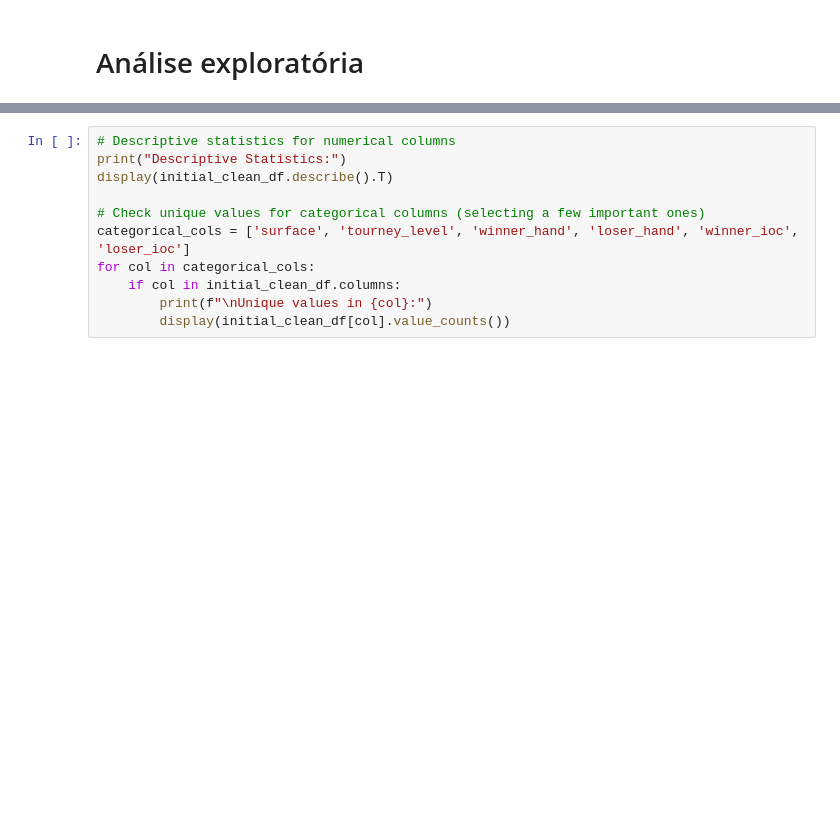
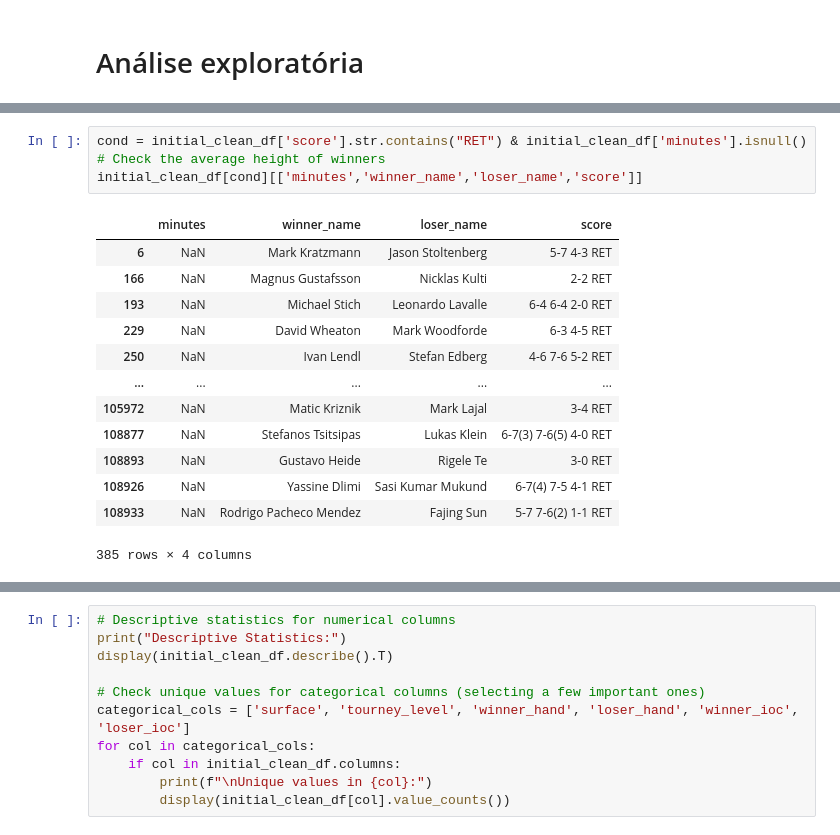
Before and after one commit to davialmeida135/tennis-match-prediction, a Jupyter notebook: dados_tratados/explore.ipynb, the cells around one changed output, grey strips where cells are left out. Saved outputs shown, nothing was run; the diff lists cells and outputs as text; blank space fills up the shorter version.

```diff
--- a/dados_tratados/explore.ipynb
+++ b/dados_tratados/explore.ipynb
@@ -78,3 +96,20 @@ np.float64(26.598718381112988)
+# %%
+cond = initial_clean_df['score'].str.contains("RET") & initial_clean_df['minutes'].isnull() # Check the average height of winners
+initial_clean_df[cond][['minutes','winner_name','loser_name','score']]
+# %% [output]
+|  | minutes | winner_name | loser_name | score |
+| 6 | NaN | Mark Kratzmann | Jason Stoltenberg | 5-7 4-3 RET |
+| 166 | NaN | Magnus Gustafsson | Nicklas Kulti | 2-2 RET |
+| 193 | NaN | Michael Stich | Leonardo Lavalle | 6-4 6-4 2-0 RET |
+| 229 | NaN | David Wheaton | Mark Woodforde | 6-3 4-5 RET |
+| 250 | NaN | Ivan Lendl | Stefan Edberg | 4-6 7-6 5-2 RET |
+| ... | ... | ... | ... | ... |
+| 105972 | NaN | Matic Kriznik | Mark Lajal | 3-4 RET |
+| 108877 | NaN | Stefanos Tsitsipas | Lukas Klein | 6-7(3) 7-6(5) 4-0 RET |
+| 108893 | NaN | Gustavo Heide | Rigele Te | 3-0 RET |
+| 108926 | NaN | Yassine Dlimi | Sasi Kumar Mukund | 6-7(4) 7-5 4-1 RET |
+| 108933 | NaN | Rodrigo Pacheco Mendez | Fajing Sun | 5-7 7-6(2) 1-1 RET |
+385 rows × 4 columns
 # %%
 # Checking for missing values
 missing_values = initial_clean_df.isnull().sum()
```
Also changed, not shown: parts of 8 cells of this notebook, 2 other files.
